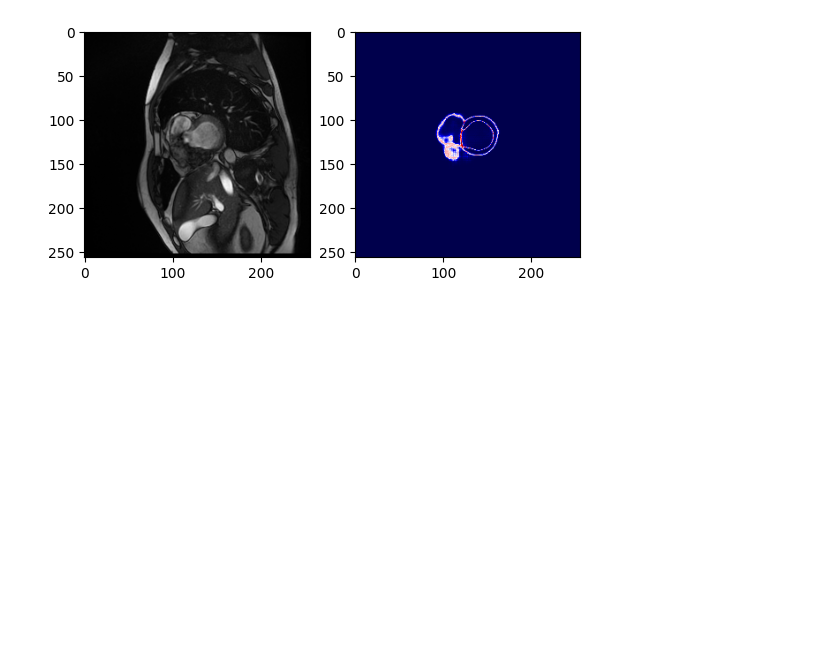
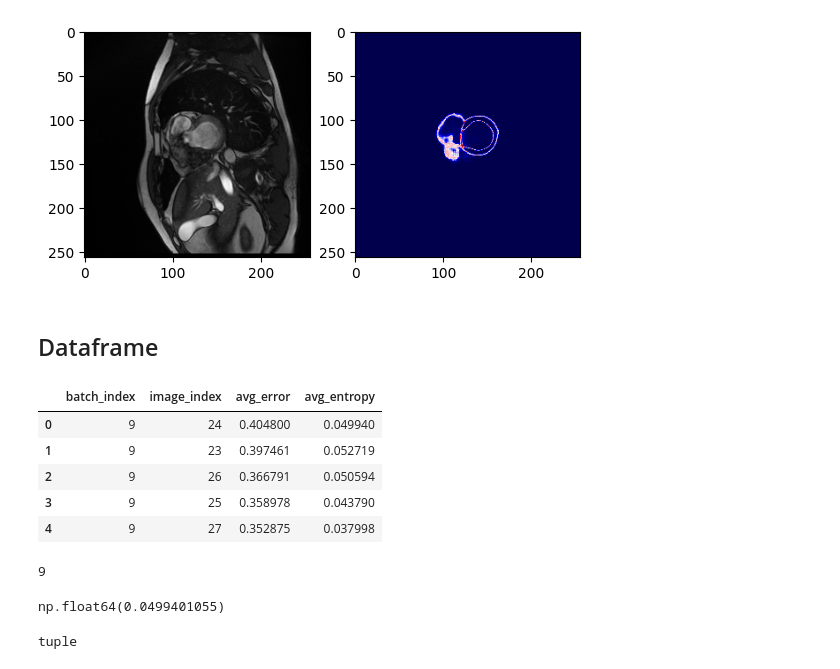
Before and after one commit to youssefshawki9/uncertainty-interactive-visualization, a Jupyter notebook: notebooks/draft.ipynb, the cells around one changed output. Drawn from its saved outputs; the diff is of its cells as text; code cells hidden in the pictures; blank space fills up the shorter version.

Commit message:
still need to display images chosen from dataframe to displaycanvas + dropdown menus not functional yet

```diff
--- a/notebooks/draft.ipynb
+++ b/notebooks/draft.ipynb
@@ -100,3 +100,21 @@ ax[1].imshow(entropy_array, cmap='seismic')
 plt.show()
 # %% [output]
 [figure]
+# %% [markdown]
+## Dataframe
+# %%
+import pandas as pd
+
+df = pd.read_csv('../dataframe.csv')
+df.head()
+# %% [output]
+|  | batch_index | image_index | avg_error | avg_entropy |
+| 0 | 9 | 24 | 0.404800 | 0.049940 |
+| 1 | 9 | 23 | 0.397461 | 0.052719 |
+| 2 | 9 | 26 | 0.366791 | 0.050594 |
+| 3 | 9 | 25 | 0.358978 | 0.043790 |
+| 4 | 9 | 27 | 0.352875 | 0.037998 |
+# %%
+int(df.iloc[0]['batch_index'])
+# %% [output]
+9
@@ -102,0 +128,4 @@ plt.show()
+# %%
+result['avg_entropy'].values[0]
+# %% [output]
+np.float64(0.0499401055)
@@ -102,0 +135,4 @@ plt.show()
+# %%
+type([(3,4)][0])
+# %% [output]
+tuple
```
Also changed, not shown: parts of 2 cells of this notebook, 3 other files.
